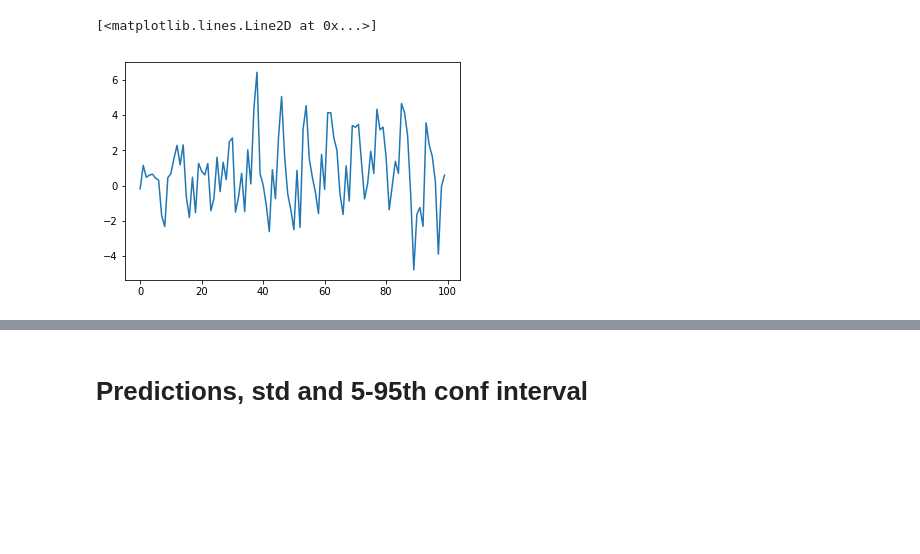
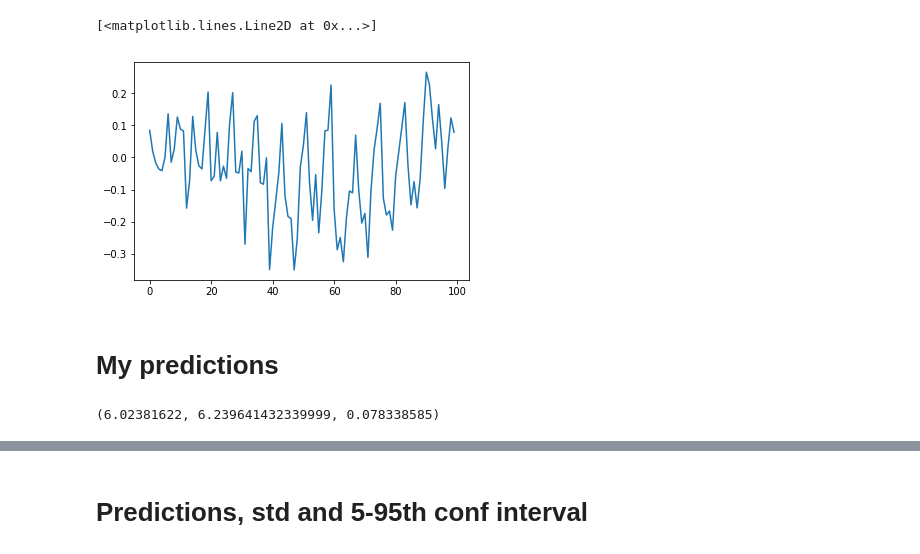
Before and after one commit to eyyupoglu/time-series-2, a Jupyter notebook: Question 2.2.ipynb, the cells around one changed output, grey strips where cells are left out. Drawn from its saved outputs; the diff is of its cells as text; code cells hidden in the pictures; blank space fills up the shorter version.

```diff
--- a/Question 2.2.ipynb
+++ b/Question 2.2.ipynb
@@ -8,14 +8,31 @@ plt.figure(figsize=(10, 8))
 # %%
 nSample = 100
 ar = np.array([ +0.547, 0, 0, 0, 0, 0, 0, +0.86, -0.86*0.547]) # Auto Regresive parameters
 ma = np.array([])    # Moving Average parameters
-
+sigma = 0.065
 arroots = np.polynomial.Polynomial(np.r_[1, ar]).roots()
 maroots = np.polynomial.Polynomial(np.r_[1, ma]).roots()
 
 dParam = 0          # Integrated parameter
-sim1 = simArima(ar = ar, d = dParam, ma = ma, n = nSample)
+sim1 = simArima(ar = ar, d = dParam, ma = ma, n = nSample, sigma = sigma)
 plt.plot(sim1)
 # %% [output]
 [<matplotlib.lines.Line2D at 0x...>]
-[figure, old version]
+[figure, new version]
+# %% [markdown]
+# My predictions
+# %%
+input_list = [6.153, 6.308, 6.327, 6.344, 6.266, 6.121, 6.096, 6.081, 6.178, 6.411, 6.442, 6.505, 6.195, 6.085, 6.086, 6.079]
+inputs = np.array(input_list)
+mu = 6.24
+pred_1 = 0.547 * (inputs[-1-0] - mu) + 0.86 * (inputs[-1-7] - mu) + 0.547 * 0.86 *(inputs[-1-8] - mu) + mu
+pred_2 = 0.547 * (pred_1 - mu) +       0.86 * (inputs[-1-6] - mu) + 0.547 * 0.86 *(inputs[-1-7] - mu) + mu
+
+
+sigma1 =  0.065
+sigma2 = (1+(1-0.547)**2) * sigma1
+
+with_preds = np.array(input_list)
+pred_1,pred_2,sigma2
+# %% [output]
+(6.02381622, 6.239641432339999, 0.078338585)
```
Also changed, not shown: parts of 5 cells of this notebook, 17 other files.
